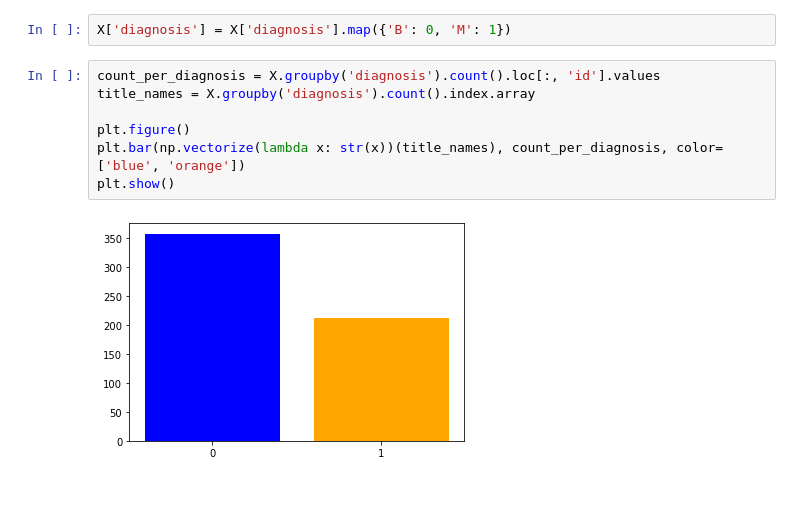
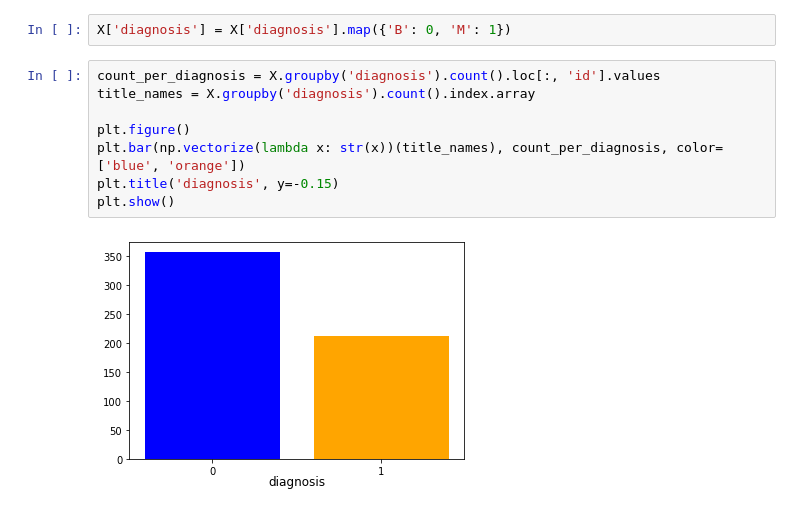
Before and after one commit to MCubek/DataScienceProject, a Jupyter notebook: breastCancerProject.ipynb, the cells around one changed output. Saved outputs shown, nothing was run; the diff lists cells and outputs as text.

```diff
--- a/breastCancerProject.ipynb
+++ b/breastCancerProject.ipynb
@@ -50,9 +13,10 @@ X['diagnosis'] = X['diagnosis'].map({'B': 0, 'M': 1})
 # %%
 count_per_diagnosis = X.groupby('diagnosis').count().loc[:, 'id'].values
 title_names = X.groupby('diagnosis').count().index.array
 
 plt.figure()
 plt.bar(np.vectorize(lambda x: str(x))(title_names), count_per_diagnosis, color=['blue', 'orange'])
+plt.title('diagnosis', y=-0.15)
 plt.show()
 # %% [output]
-[figure, old version]
+[figure, new version]
```
Also changed, not shown: parts of 21 cells of this notebook, 1 other file.
